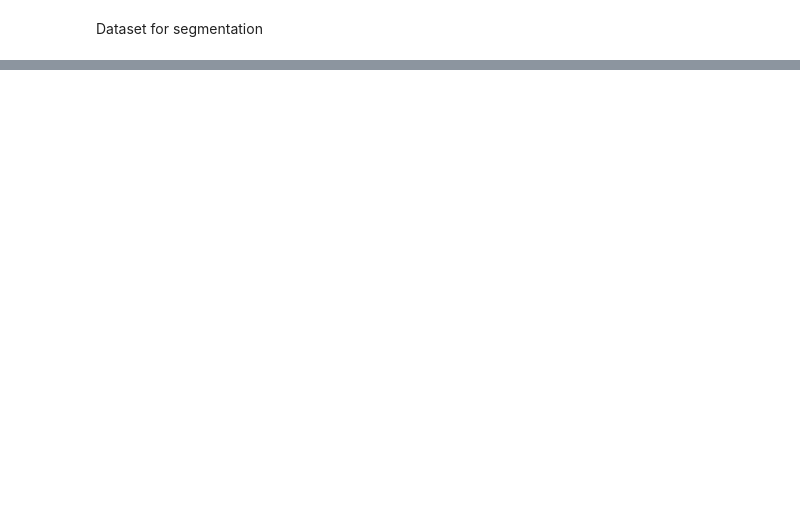
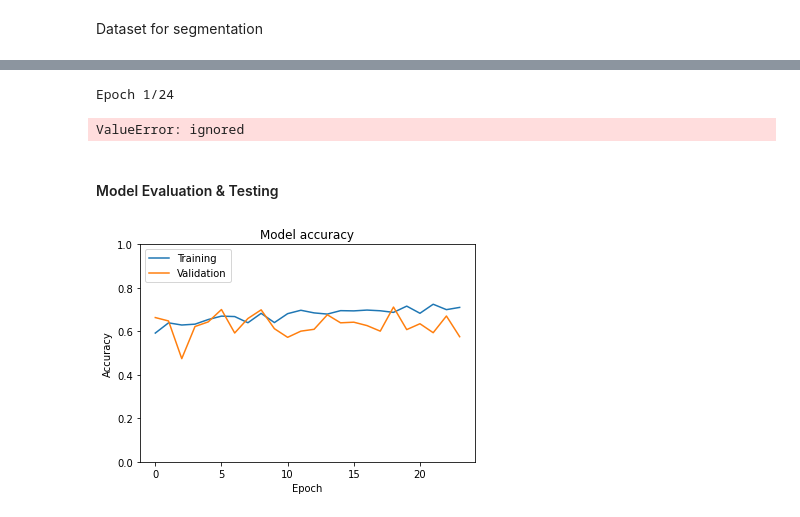
Before and after one commit to angusjf/angusjf, a Jupyter notebook: KUL_CV_FINAL.ipynb, the cells around one changed output, grey strips where cells are left out. Cells and saved outputs as stored; diff of their text form; code cells hidden in the pictures; blank space fills up the shorter version.

```diff
--- a/KUL_CV_FINAL.ipynb
+++ b/KUL_CV_FINAL.ipynb
@@ -467,0 +689,40 @@ _ = plt.ylim(ymin=0, ymax=1)
+# %%
+base_model = tf.keras.applications.resnet50.ResNet50(
+    include_top=False,
+    weights='imagenet',
+    input_shape=(224, 224, 3) #to be more consistent with resnet?
+)
+
+# freeze the layers!
+n_frozen_layers = 175 # max = 175
+for layer in base_model.layers[:n_frozen_layers]:
+    layer.trainable = False
+# %%
+# make wrapping model
+flatten = tf.keras.layers.Flatten()(base_model.output)
+dense = tf.keras.layers.Dense(1024, activation='relu')(flatten)
+predictions = tf.keras.layers.Dense(2, activation='softmax')(dense)
+model = tf.keras.models.Model(base_model.input, outputs=predictions)
+# %%
+model.compile(
+    loss="categorical_crossentropy",
+    optimizer=tf.keras.optimizers.SGD(lr=0.0001, momentum=0.9),
+    metrics=["accuracy"]
+)
+# %%
+history = model.fit(
+    tr_data,
+    steps_per_epoch=len(tr_data),
+    validation_data=val_data,
+    validation_steps=len(val_data),
+    epochs=24
+)
+# %% [output]
+Epoch 1/24
+ValueError: ignored
+# %% [markdown]
+#### Model Evaluation & Testing
+# %%
+plot_accuracy(history.history)
+# %% [output]
+[figure, added]
```
Also changed, not shown: parts of 43 cells of this notebook.
